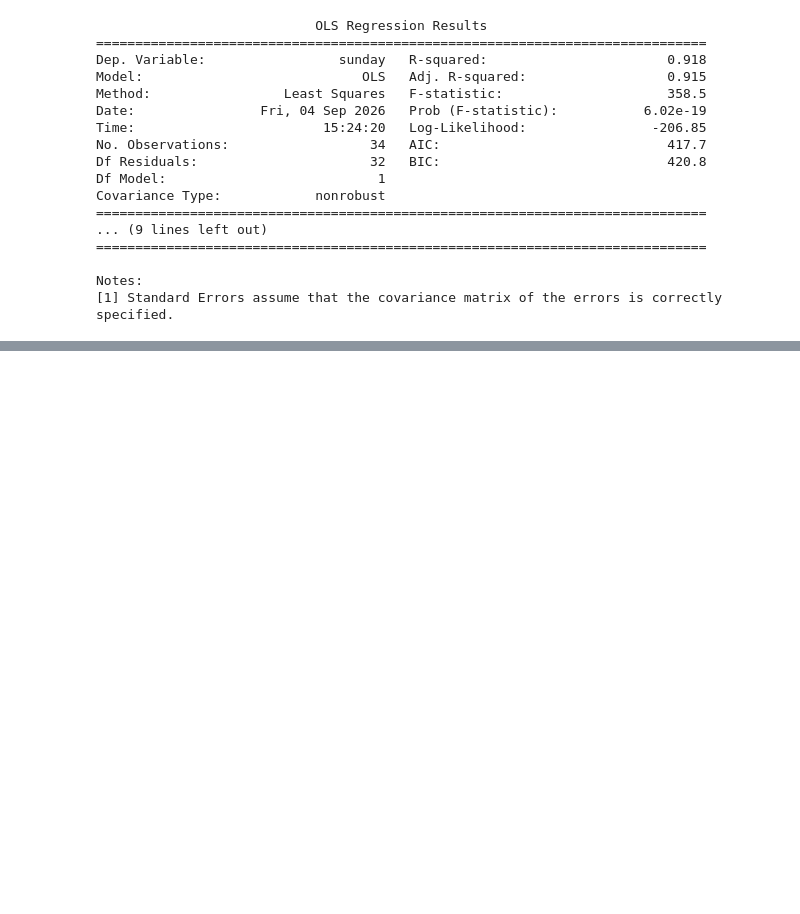
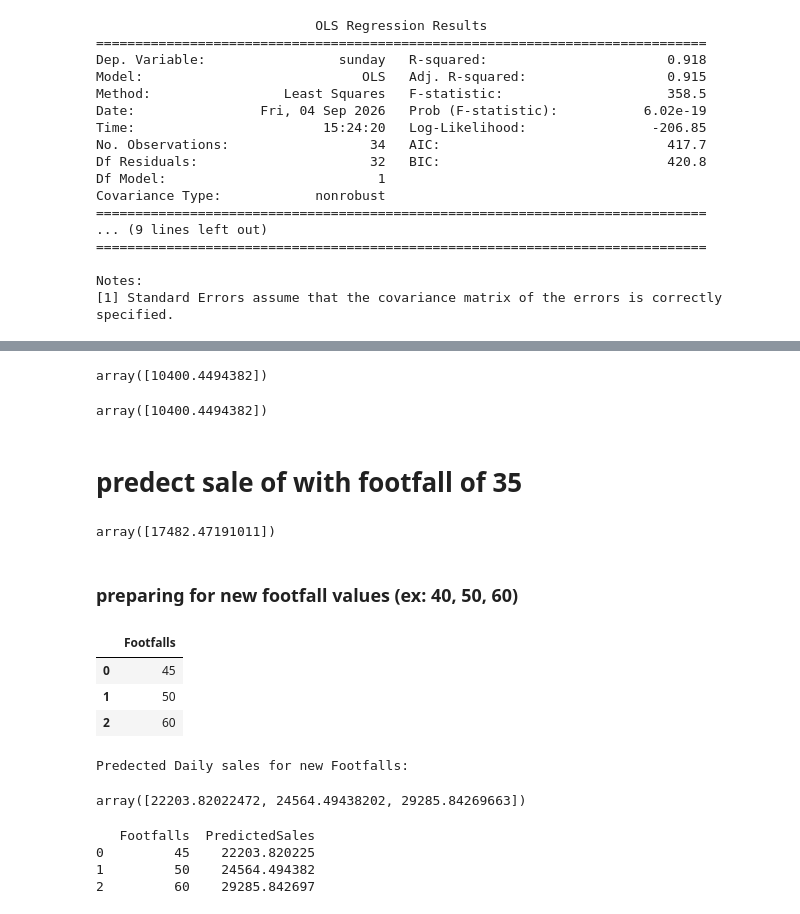
Before and after one commit to abhishekforever3-art/Polyglot-Data-Structures-Algorithms, a Jupyter notebook: js_project/Machine Learning/Linear_regression.ipynb, the cells around one changed output, grey strips where cells are left out. Drawn from its saved outputs; the diff is of its cells as text; code cells hidden in the pictures; blank space fills up the shorter version.

```diff
--- a/js_project/Machine Learning/Linear_regression.ipynb
+++ b/js_project/Machine Learning/Linear_regression.ipynb
@@ -416,0 +530,39 @@ Notes:
+# %%
+model.intercept_+model.coef_*20
+# %% [output]
+array([10400.4494382])
+# %%
+model.predict([[20]])
+# %% [output]
+array([10400.4494382])
+# %% [markdown]
+# predect sale of with footfall of 35
+# %%
+model.intercept_+model.coef_*35
+# %% [output]
+array([17482.47191011])
+# %% [markdown]
+### preparing for new footfall values (ex: 40, 50, 60)
+# %%
+new_footfalls = pd.DataFrame({'Footfalls': [45,50,60]})
+new_footfalls
+# %% [output]
+|  | Footfalls |
+| 0 | 45 |
+| 1 | 50 |
+| 2 | 60 |
+# %%
+predected_sales = model.predict(new_footfalls)
+print('Predected Daily sales for new Footfalls:\n\n')
+
+predected_sales
+# %% [output]
+Predected Daily sales for new Footfalls:
+array([22203.82022472, 24564.49438202, 29285.84269663])
+# %%
+print(pd.DataFrame({'Footfalls': new_footfalls['Footfalls'], 'PredictedSales': predected_sales}))
+# %% [output]
+   Footfalls  PredictedSales
+0         45    22203.820225
+1         50    24564.494382
+2         60    29285.842697
```
Also changed, not shown: parts of 20 cells of this notebook, 6 other files.
